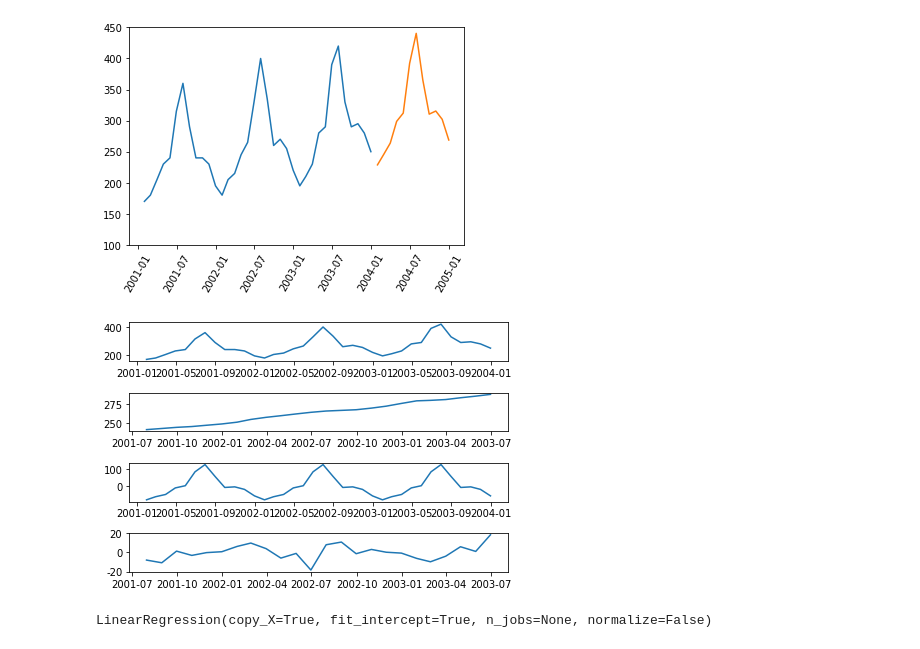
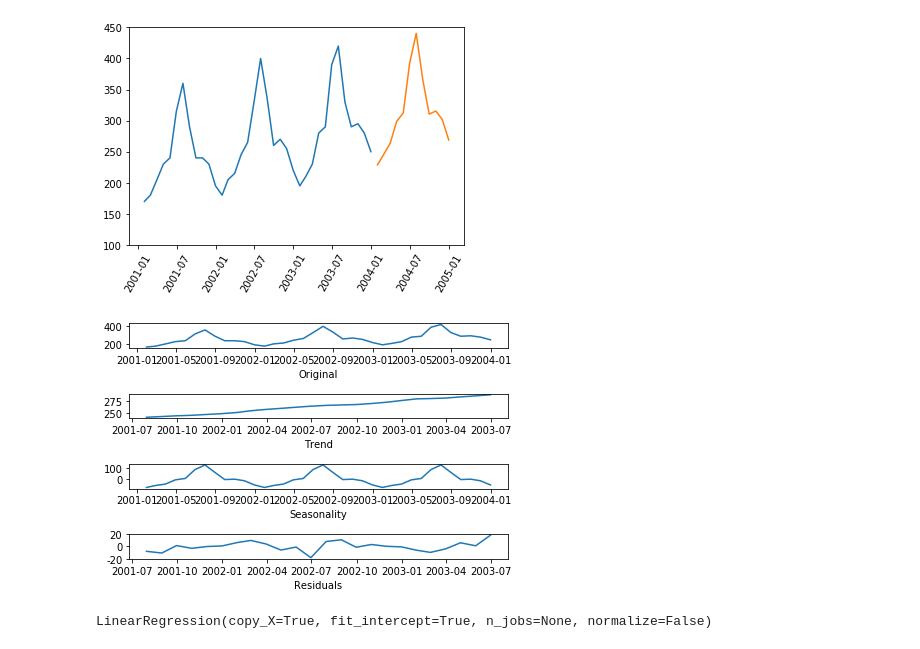
Before and after one commit to jjh920923/data_analysis, a Jupyter notebook: 시계열 분석.ipynb, the cells around one changed output. Cells and saved outputs as stored; diff of their text form; code cells hidden in the pictures.

```diff
--- a/시계열 분석.ipynb
+++ b/시계열 분석.ipynb
@@ -282,15 +282,22 @@ decomposition = seasonal_decompose(ts)
 trend = decomposition.trend
 seasonal = decomposition.seasonal
 residual = decomposition.resid
-# %%
-fig, (ax1, ax2, ax3, ax4) = plt.subplots(4,1)
-ax1.plot(ts)
-ax2.plot(trend)
-ax3.plot(seasonal)
-ax4.plot(residual)
-plt.tight_layout()
-# %% [output]
-[figure, removed]
+# %%
+plt.subplot(411)
+plt.plot(ts)
+plt.xlabel('Original')
+plt.subplot(412)
+plt.plot(trend,)
+plt.xlabel('Trend')
+plt.subplot(413)
+plt.plot(seasonal)
+plt.xlabel('Seasonality')
+plt.subplot(414)
+plt.plot(residual)
+plt.xlabel('Residuals')
+plt.tight_layout()
+# %% [output]
+[figure, added]
 # %%
 ts_adj = ts - seasonal
 x = np.arange(1,37).reshape(-1, 1)
```
